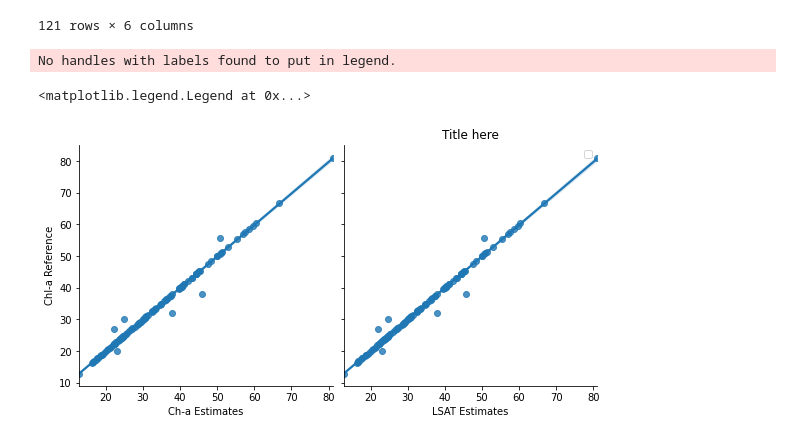
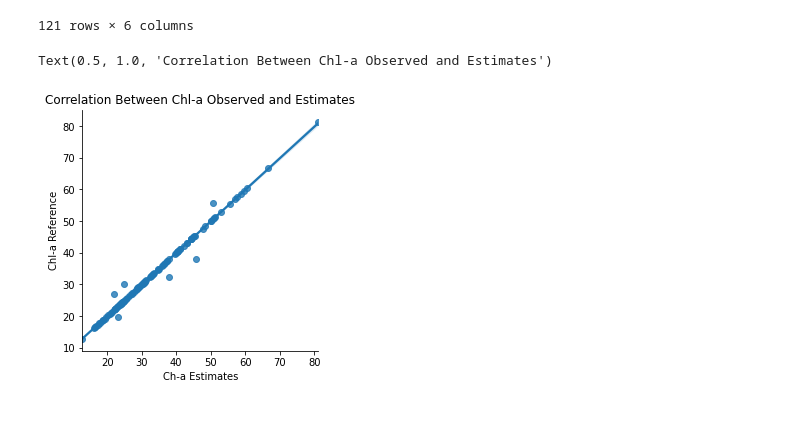
Before and after one commit to OkomoJacob/MLAIDS, a Jupyter notebook: 1.Simple Linear Regression/3.Model Accurcay/Regression Analysis.ipynb, the cells around one changed output. Drawn from its saved outputs; the diff is of its cells as text; code cells hidden in the pictures.

```diff
--- a/1.Simple Linear Regression/3.Model Accurcay/Regression Analysis.ipynb
+++ b/1.Simple Linear Regression/3.Model Accurcay/Regression Analysis.ipynb
@@ -31,10 +31,8 @@ data
 | NaN | NaN | NaN | 59.611958 | 59.611958 | 59.611958 | 59.611958 |
 121 rows × 6 columns
 # %%
-sns.pairplot(data, x_vars = ['Ch-a Estimates', 'LSAT Estimates'], y_vars= 'Chl-a Reference', height= 4, aspect=1.0, kind='reg')
-plt.title("Title here")
-plt.legend()
+sns.pairplot(data, x_vars = ['Ch-a Estimates'], y_vars= 'Chl-a Reference', height= 4, aspect = 1.0, kind='reg')
+plt.title("Correlation Between Chl-a Observed and Estimates")
 # %% [output]
-No handles with labels found to put in legend.
+Text(0.5, 1.0, 'Correlation Between Chl-a Observed and Estimates')
-<matplotlib.legend.Legend at 0x...>
-[figure, old version]
+[figure, new version]
```
Also changed, not shown: parts of 25 cells of this notebook.
